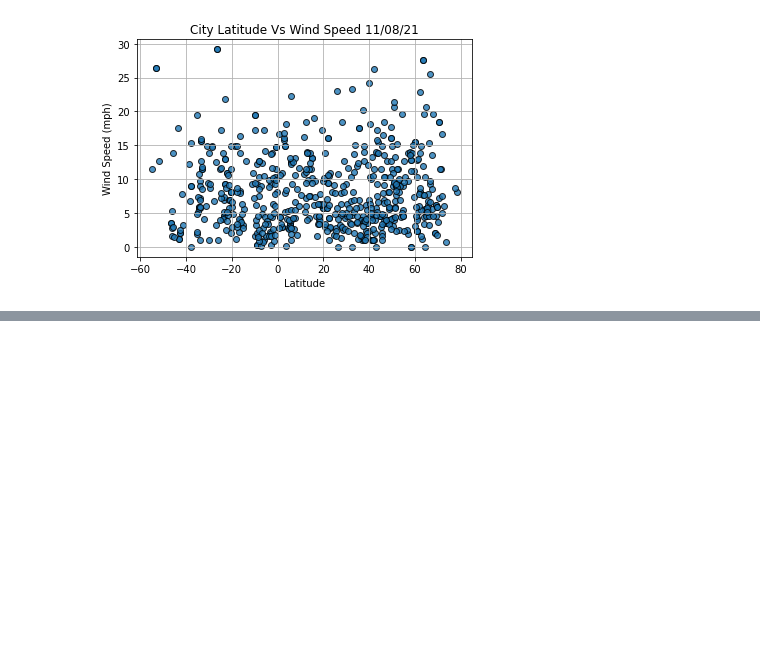
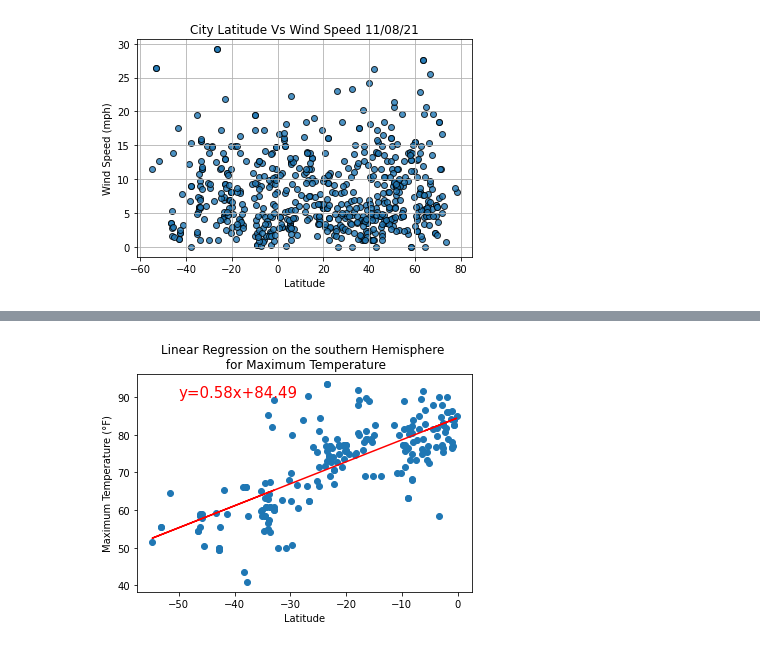
Before and after one commit to Dhanushree27/World_Weather_Analysis, a Jupyter notebook: WeatherPy.ipynb, the cells around one changed output, grey strips where cells are left out. Drawn from its saved outputs; the diff is of its cells as text; code cells hidden in the pictures; blank space fills up the shorter version.

```diff
--- a/WeatherPy.ipynb
+++ b/WeatherPy.ipynb
@@ -198,0 +235,8 @@ plt.show()
+# %%
+# Regression plot for Southern Hemisphere data on Max Temp
+plot_linear_regression(southern_hemi_df["Lat"],southern_hemi_df["Max Temp"],
+                      "Maximum Temperature (\N{DEGREE SIGN}F)",
+                      'Linear Regression on the southern Hemisphere \n for Maximum Temperature',
+                      (-50,90))
+# %% [output]
+[figure, added]
```
Also changed, not shown: parts of 9 cells of this notebook.
